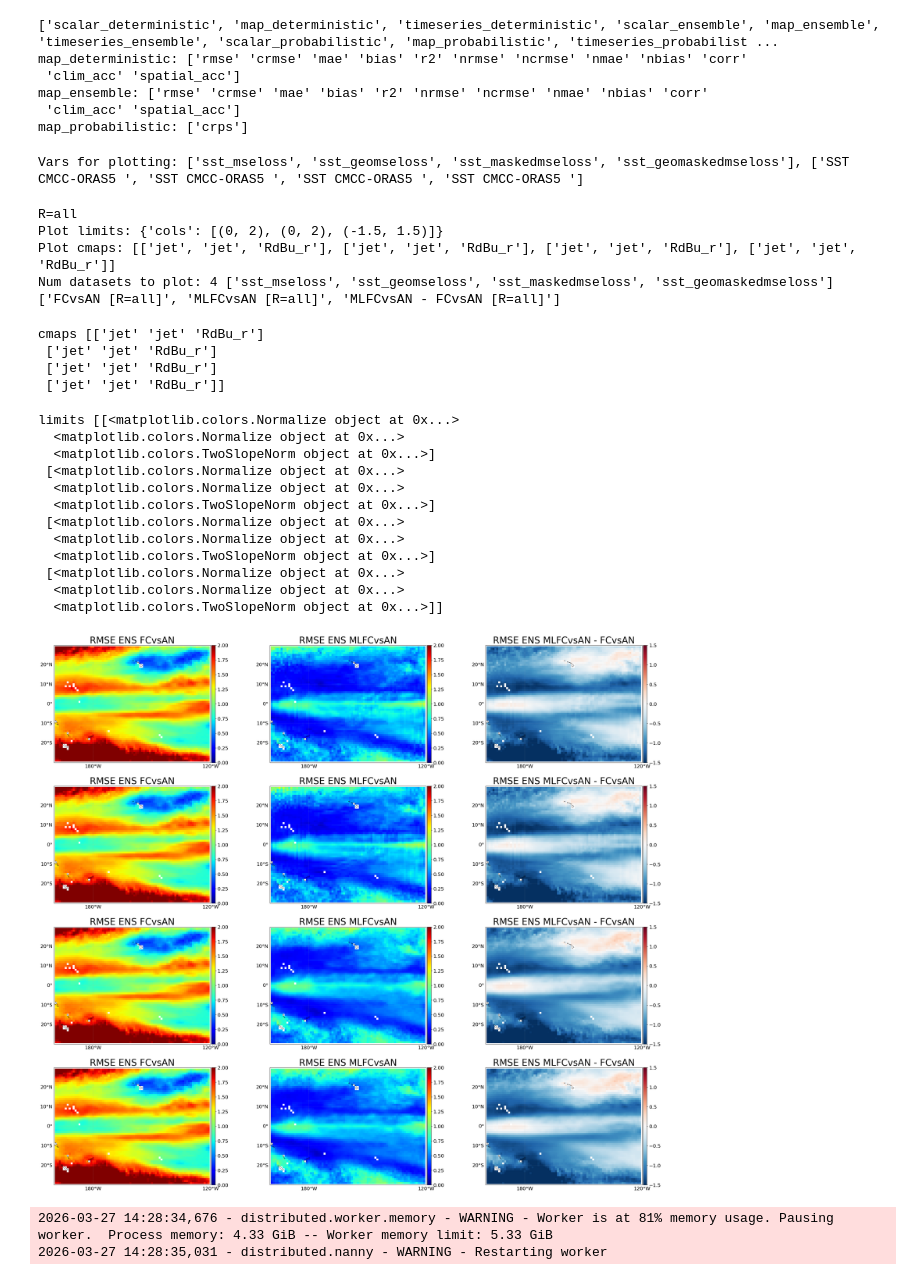
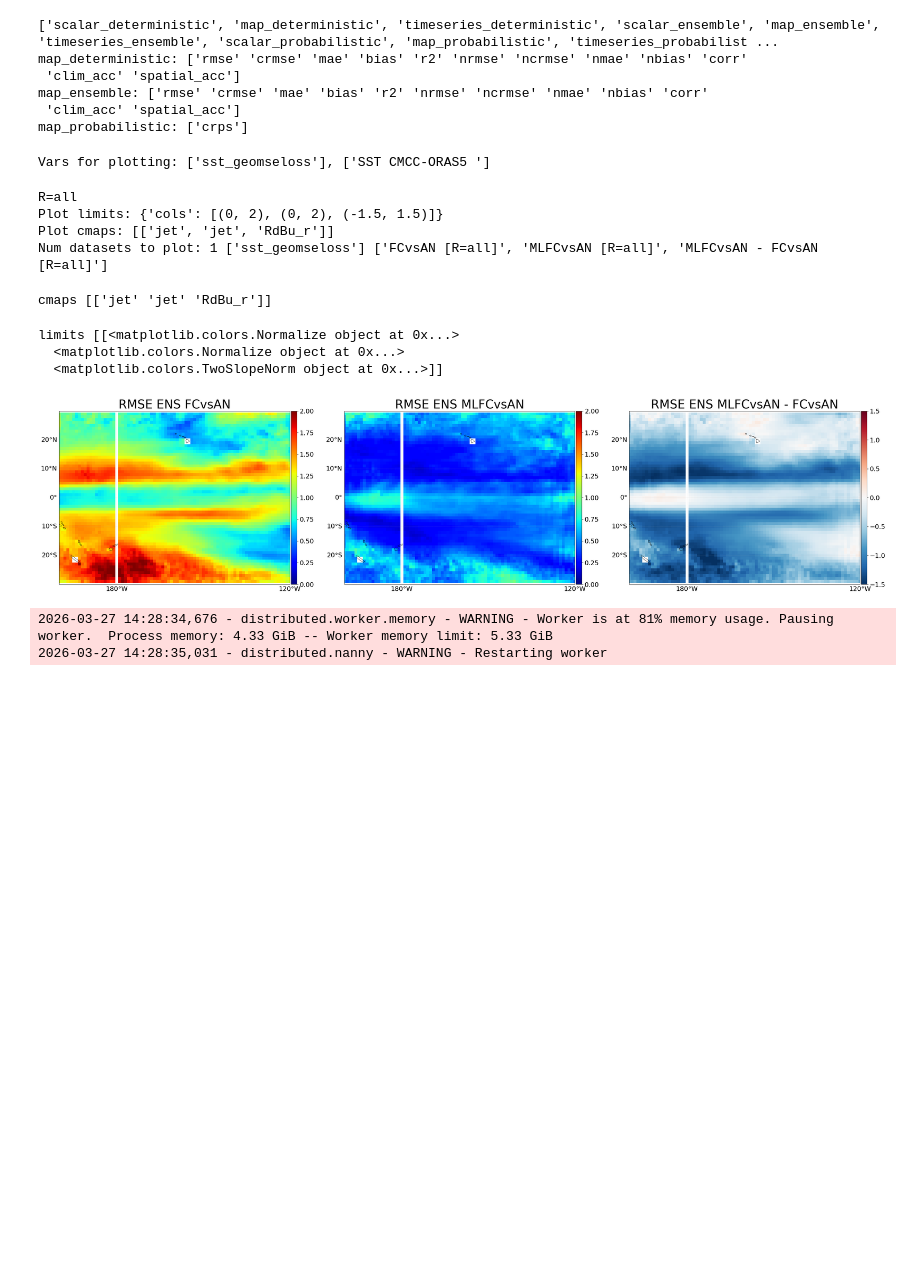
Before and after one commit to fingolfin00/earthML, a Jupyter notebook: analysis.ipynb, the cells around one changed output. Saved outputs shown, nothing was run; the diff lists cells and outputs as text; code cells hidden in the pictures; blank space fills up the shorter version.

Commit message:
analysis.ipynb: fix pacific maps
Signed-off-by: Jacopo Dall'Aglio <fingolfin00@gmail.com>

```diff
--- a/analysis.ipynb
+++ b/analysis.ipynb
@@ -75,7 +75,7 @@ root_path_exp = "/Users/jacopodallaglio/ML/"
 exp_type = "ocean" # ocean or weather
 sel_vars = ("sst",) # "ssh", "sos", "t14d") # ssh, sos, sst, t14d
 region, center_lon = "CentralPacific", 180 # CentralPacific, 180; NorthAtlantic, 0
-exp_suffix_root_folder = "_loss_test" # _rasc, _inpaintnan_test, _identical_run_test, _anomaly, _leadtime_test, _loss_test
+exp_suffix_root_folder = "" # _rasc, _inpaintnan_test, _identical_run_test, _anomaly, _leadtime_test, _loss_test
 # common suffices of exp, can be a sequence
 # old: "_32bs_50epoch", inpaintnan_test: ("_inpaintnan", "_no_inpaintnan"), _identical_run_test: ("_try0", "_try1")
 exp_suffix_root = ("",) # ("_anomaly", "_no_anomaly") ("_shifted", "_not_shifted"), ("",)
@@ -249,10 +249,10 @@ var_suffix_d = {
     # "vMSE spatial R as C": "_variancenormalizedmseloss_spatial_rasc",
     # "het spatial R as C": "_heterobiascorrectionloss_spatial_usefirstinput_rasc",
     # "CRPS spatial R as C": "_empiricalcrpsloss_spatial_rasc",
-    "MSE": "_mseloss",
+    # "MSE": "_mseloss",
     "geo MSE": "_geomseloss",
-    "masked MSE": "_maskedmseloss",
-    "geo masked MSE": "_geomaskedmseloss",
+    # "masked MSE": "_maskedmseloss",
+    # "geo masked MSE": "_geomaskedmseloss",
     # "vMSE spatial": "_variancenormalizedmseloss_spatial",
     # "vMSE geochannel": "_variancenormalizedmseloss_geochannel",
     # "hetMSE": "_heterobiascorrectionloss_spatial_usefirstinput",
@@ -435,16 +435,21 @@ if exp_type == "weather":
     tp_value_sb = 62 # max train period in months
 elif exp_type == "ocean":
     leadtime_plot = 6
-    leadtimes, leadtime_unit = (6,), "months"
-    # leadtimes, leadtime_unit = (1, 2, 3, 4, 5, 6), "months"
+    # leadtimes, leadtime_unit = (6,), "months"
+    leadtimes, leadtime_unit = (1, 2, 3, 4, 5, 6), "months"
     center_lon = center_lon
     # train_periods=("19930701-20201231", "20070401-20201231", "20140201-20201231", "20170801-20201231", "20190401-20201231"),
-    train_periods = ("19930701-20201231",)
-    # train_periods = ("19930601-20201201",)
-    test_period = "20210101-20221231"
-    # test_period = "20210101-20221201"
+    # train_periods = ("19930701-20201231",)
+    train_periods = ("19930601-20201201",)
+    # test_period = "20210101-20221231"
+    test_period = "20210101-20221201"
     # plt_regional_extent = (-20, 60, -30, 30) # referenced to the central longitude, currently only for CentralPacific
-    plt_regional_extent = None
+    if region=="NorthAtlantic":
+        plt_regional_extent = (-60, 20, 0, 60)
+    elif region=="CentralPacific":
+        plt_regional_extent = (60, -20, -30, 30) #lon lon, lat, lat
+    else:
+        plt_regional_extent = None
     # # Scoreboard  setup
     # lt_tick_labels_sb = ["1M", "2M", "3M", "4M", "5M"]
     # var_tick_labels_sb = ["sss", 't14d']
@@ -551,7 +556,7 @@ else:
     var_plot_nicename_list = [all_vars_d[v]["fullname"] + " " for v, loss, suf in product(sel_vars_d.keys(), var_suffix_d.keys(), exp_suffix_root)]
 print(f"Vars for plotting: {var_plot_list}, {var_plot_nicename_list}")
 # %% [output]
-Vars for plotting: ['sst_mseloss', 'sst_geomseloss', 'sst_maskedmseloss', 'sst_geomaskedmseloss'], ['SST CMCC-ORAS5 ', 'SST CMCC-ORAS5 ', 'SST CMCC-ORAS5 ', 'SST CMCC-ORAS5 ']
+Vars for plotting: ['sst_geomseloss'], ['SST CMCC-ORAS5 ']
 # %%
 # Metric maps (calculated on time dim) averaged for all R
 
@@ -666,51 +671,40 @@ print(f"Plot cmaps: {cmap_list}")
 var_seq_suf = [v for v in data_ds_fc.data_vars if v != "_has_var"]
 print("Num datasets to plot:", len(datasets), var_seq_suf, suffixes)
 # print(data_ds["longitude"].values)
 panels = create_panel_from_data(
     datasets,
     col_index=data_type,
     row_index="variable",
     extra_dim_sequence=var_seq_suf,
     # [data_da_an, data_da_fc], col_index="leadtime", row_index="variable",
     # extra_dim_sequence=['AN', 'FC'],
     cmap=cmap_list,
     plt_projection=ccrs.PlateCarree(central_longitude=center_lon),
-    data_projection=ccrs.PlateCarree(central_longitude=0), # grid projection, change name in library
+    data_projection=ccrs.PlateCarree(), # grid projection, change name in library
     # plt_coastlines=False,
     plt_global_extent=False,
-    plt_regional_extent=plt_regional_extent, # wrt new central lon
+    plt_regional_extent=,
+    # plt_regional_extent=plt_regional_extent, # wrt new central lon
     limits=var_limits_plot,
     figsize_per_cell=(12,8),
     cbar_mode="subplot",
     gridlabel_mode="all",
     plt_col_titles=plt_titles,
     plt_fontsize=16,
     plt_title_fontsize=30,
     plt_ax_title_pre=f"{type_data} data, leadtime={leadtime_plot}, ",
 )
 panels["fig"]
 # %% [output]
 R=all
 Plot limits: {'cols': [(0, 2), (0, 2), (-1.5, 1.5)]}
-Plot cmaps: [['jet', 'jet', 'RdBu_r'], ['jet', 'jet', 'RdBu_r'], ['jet', 'jet', 'RdBu_r'], ['jet', 'jet', 'RdBu_r']]
-Num datasets to plot: 4 ['sst_mseloss', 'sst_geomseloss', 'sst_maskedmseloss', 'sst_geomaskedmseloss'] ['FCvsAN [R=all]', 'MLFCvsAN [R=all]', 'MLFCvsAN - FCvsAN [R=all]']
+Plot cmaps: [['jet', 'jet', 'RdBu_r']]
+Num datasets to plot: 1 ['sst_geomseloss'] ['FCvsAN [R=all]', 'MLFCvsAN [R=all]', 'MLFCvsAN - FCvsAN [R=all]']
-cmaps [['jet' 'jet' 'RdBu_r']
- ['jet' 'jet' 'RdBu_r']
- ['jet' 'jet' 'RdBu_r']
- ['jet' 'jet' 'RdBu_r']]
+cmaps [['jet' 'jet' 'RdBu_r']]
 limits [[<matplotlib.colors.Normalize object at 0x...>
   <matplotlib.colors.Normalize object at 0x...>
-  <matplotlib.colors.TwoSlopeNorm object at 0x...>]
- [<matplotlib.colors.Normalize object at 0x...>
-  <matplotlib.colors.Normalize object at 0x...>
-  <matplotlib.colors.TwoSlopeNorm object at 0x...>]
- [<matplotlib.colors.Normalize object at 0x...>
-  <matplotlib.colors.Normalize object at 0x...>
-  <matplotlib.colors.TwoSlopeNorm object at 0x...>]
- [<matplotlib.colors.Normalize object at 0x...>
-  <matplotlib.colors.Normalize object at 0x...>
   <matplotlib.colors.TwoSlopeNorm object at 0x...>]]
-[figure, old version]
+[figure, new version]
 # %%
 import numpy as np
 import pandas as pd
```
Also changed, not shown: parts of 1 cell of this notebook.
